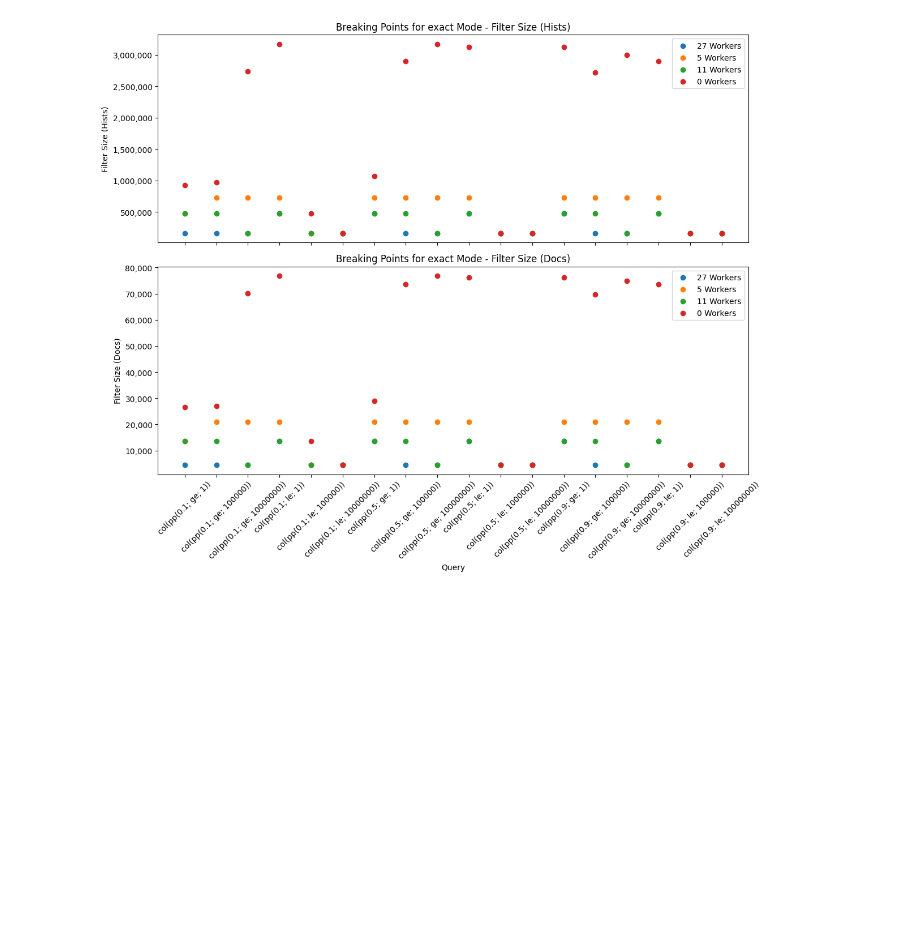
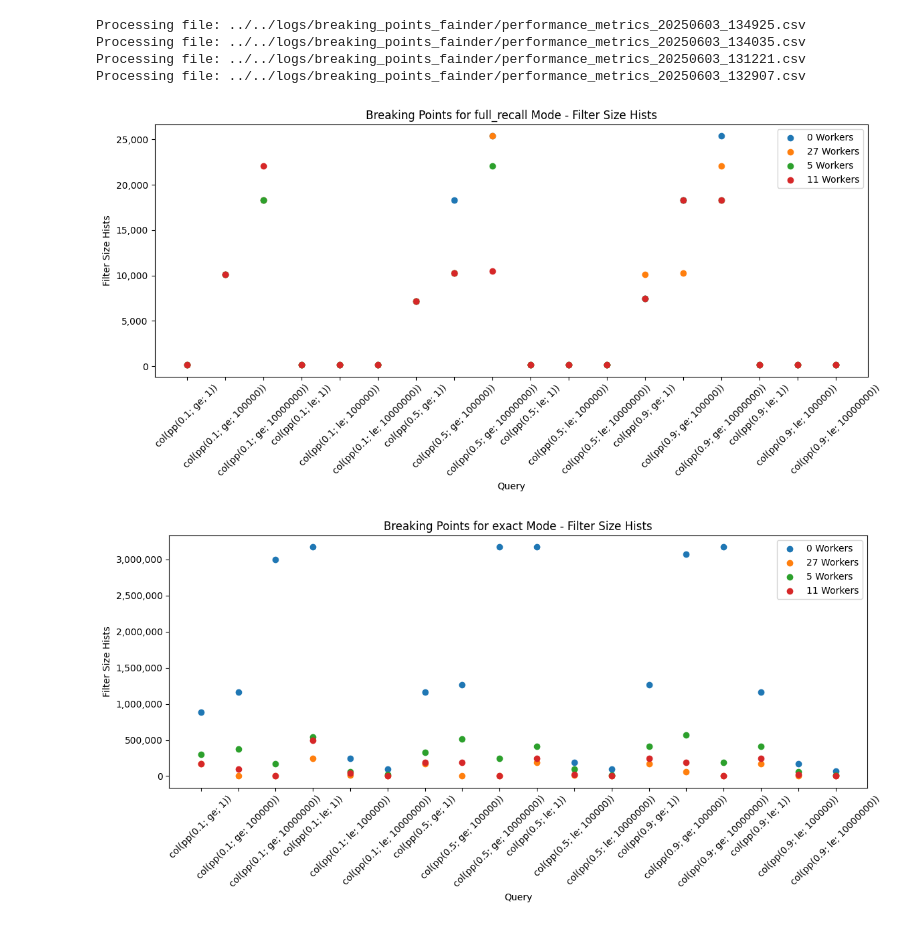
Before and after one commit to leonardgeissler/fainder-demo, a Jupyter notebook: analysis/fainder_filter_breaking_points_tests/analysis.ipynb, the cells around one changed output. Cells and saved outputs as stored; diff of their text form; code cells hidden in the pictures; blank space fills up the shorter version.

```diff
--- a/analysis/fainder_filter_breaking_points_tests/analysis.ipynb
+++ b/analysis/fainder_filter_breaking_points_tests/analysis.ipynb
@@ -12,6 +12,8 @@ df_latest = pd.DataFrame()
 
 for file_path in list_of_files:
     # Read the CSV file
+    file_path = str(file_path)
+    print(f"Processing file: {file_path}")
     temp_df = pd.read_csv(file_path)
 
     # Append to the main DataFrame
@@ -23,53 +25,40 @@ df_latest["query"] = df_latest["query"].str.replace(
 )
 
 os.makedirs("excecution", exist_ok=True)
+# %% [output]
+Processing file: ../../logs/breaking_points_fainder/performance_metrics_20250603_134925.csv
+Processing file: ../../logs/breaking_points_fainder/performance_metrics_20250603_134035.csv
+Processing file: ../../logs/breaking_points_fainder/performance_metrics_20250603_131221.csv
+Processing file: ../../logs/breaking_points_fainder/performance_metrics_20250603_132907.csv
 # %%
 # plot breaking points per query per num_workers as points in two plots
 
-fainder_modes = ["exact"]
-
+fainder_modes = df_latest["fainder_mode"].unique()
 for fainder_mode in fainder_modes:
     df_filtered = df_latest[df_latest["fainder_mode"] == fainder_mode]
 
-    # Create a figure with two subplots
-    fig, (ax1, ax2) = plt.subplots(2, 1, figsize=(12, 10))
+    # Create a figure with just one subplot
+    fig, ax = plt.subplots(figsize=(12, 6))
 
     for num_workers in df_filtered["num_workers"].unique():
         df_worker = df_filtered[df_filtered["num_workers"] == num_workers]
         # Group by query and find the max filter size
         grouped = df_worker.groupby("query")["filter_size"].max().reset_index()
         # Plotting points instead of bars
-        ax1.scatter(grouped["query"], grouped["filter_size"], label=f"{num_workers} Workers")
+        ax.scatter(grouped["query"], grouped["filter_size"], label=f"{num_workers} Workers")
 
-    ax1.set_title(f"Breaking Points for {fainder_mode} Mode - Filter Size (Hists)")
-    ax1.set_ylabel("Filter Size (Hists)")
-    # Hide x-axis tick labels for the first plot
-    ax1.set_xticklabels([])
-    ax1.set_xlabel("")
-    ax1.legend()
+    ax.set_title(f"Breaking Points for {fainder_mode} Mode - Filter Size Hists")
+    ax.set_ylabel("Filter Size Hists")
+    ax.set_xlabel("Query")
+    ax.tick_params(axis='x', rotation=45)
+    ax.legend()
 
     # Format y-axis with commas
-    ax1.get_yaxis().set_major_formatter(plt.FuncFormatter(lambda x, p: format(int(x), ",")))
-
-    # Only show query in the second graph
-    for num_workers in df_filtered["num_workers"].unique():
-        df_worker = df_filtered[df_filtered["num_workers"] == num_workers]
-        # Group by query and find the max filter size for docs
-        grouped = df_worker.groupby("query")["filter_size_doc"].max().reset_index()
-        # Plotting points instead of bars
-        ax2.scatter(grouped["query"], grouped["filter_size_doc"], label=f"{num_workers} Workers")
-
-    ax2.set_title(f"Breaking Points for {fainder_mode} Mode - Filter Size (Docs)")
-    ax2.set_ylabel("Filter Size (Docs)")
-    ax2.set_xlabel("Query")
-    ax2.tick_params(axis='x', rotation=45)
-    ax2.legend()
-
-    # Format y-axis with commas
-    ax2.get_yaxis().set_major_formatter(plt.FuncFormatter(lambda x, p: format(int(x), ",")))
+    ax.get_yaxis().set_major_formatter(plt.FuncFormatter(lambda x, p: format(int(x), ",")))
 
     plt.tight_layout()
-    plt.savefig(f"excecution/breaking_points_{fainder_mode}_combined.png")
+    plt.savefig(f"excecution/breaking_points_{fainder_mode}.png")
     plt.show()
 # %% [output]
-[figure, old version]
+[figure, new version]
+[figure, added]
```
Also changed, not shown: parts of 1 cell of this notebook.
